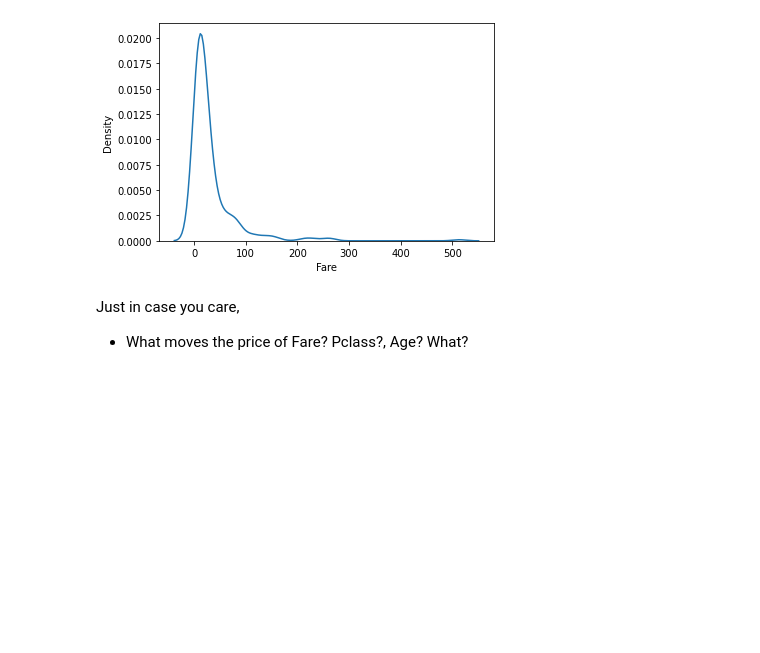
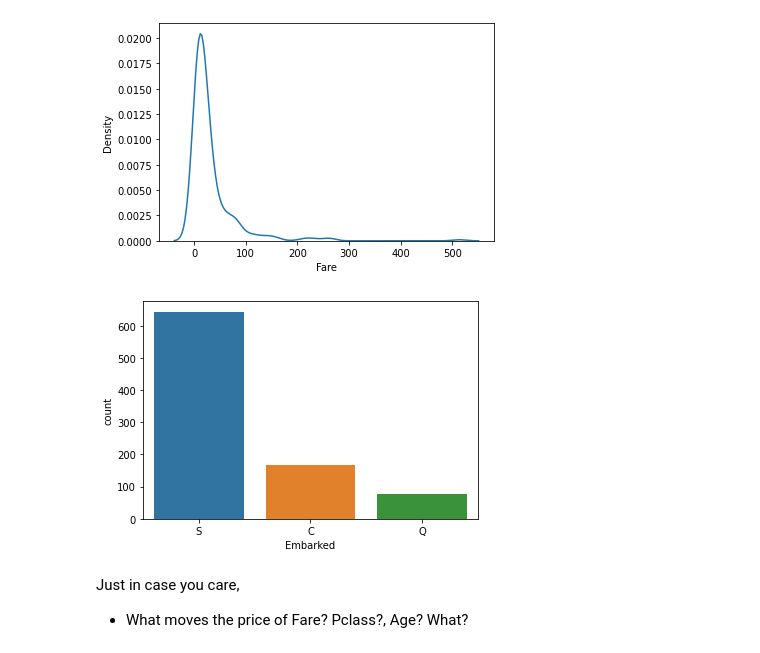
Before and after one commit to TosinPhillip/Titanic-Survival-Prediction-Challenge, a Jupyter notebook: titanic.ipynb, the cells around one changed output. Saved outputs shown, nothing was run; the diff lists cells and outputs as text; code cells hidden in the pictures; blank space fills up the shorter version.

```diff
--- a/titanic.ipynb
+++ b/titanic.ipynb
@@ -98,6 +104,11 @@ sns.kdeplot(x='Fare', data=train)
 plt.show()
 # %% [output]
 [figure]
+# %%
+sns.countplot(x='Embarked', data=train)
+plt.show()
+# %% [output]
+[figure, added]
 # %% [markdown]
 Just in case you care,
 * What moves the price of Fare? Pclass?, Age? What?
```
Also changed, not shown: parts of 7 cells of this notebook.
